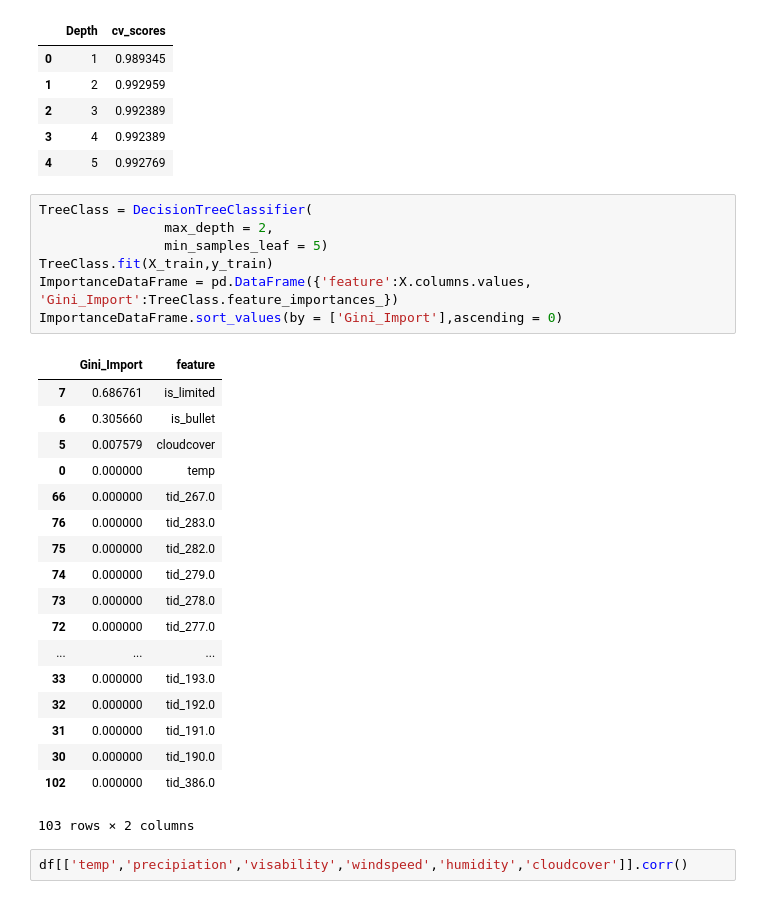
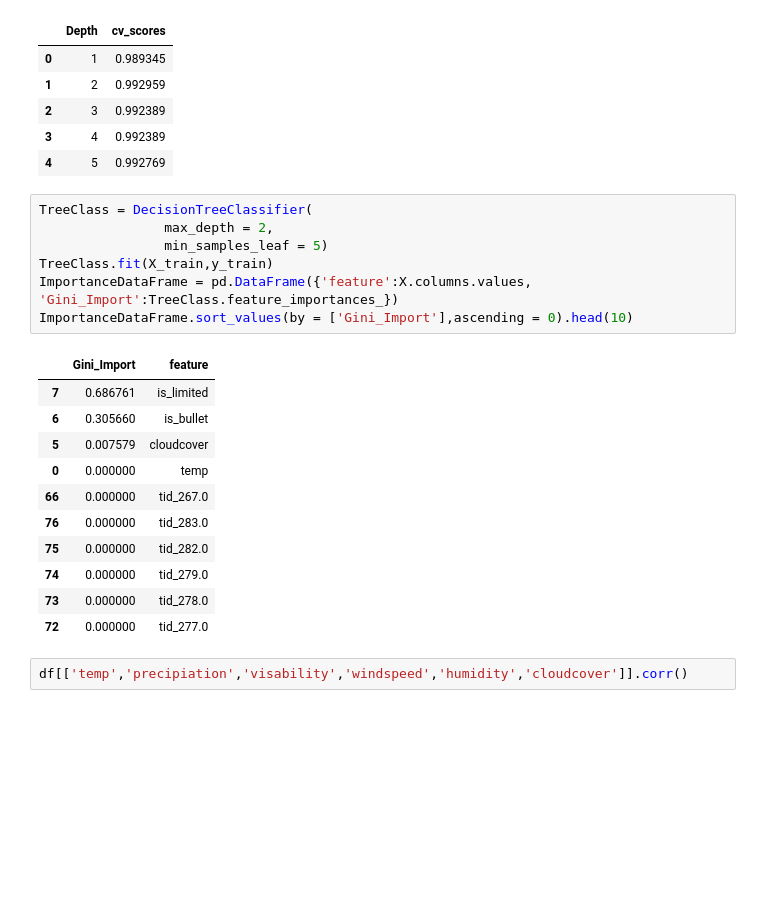
Before and after one commit to lovettbarron/caltrain-predict, a Jupyter notebook: 07focus_decision_tree.ipynb, the cells around one changed output. Drawn from its saved outputs; the diff is of its cells as text; blank space fills up the shorter version.

```diff
--- a/07focus_decision_tree.ipynb
+++ b/07focus_decision_tree.ipynb
@@ -132,29 +145,22 @@ Depth_Choice_df.head()
 # %%
 TreeClass = DecisionTreeClassifier(
                 max_depth = 2,
                 min_samples_leaf = 5)
 TreeClass.fit(X_train,y_train)
 ImportanceDataFrame = pd.DataFrame({'feature':X.columns.values, 'Gini_Import':TreeClass.feature_importances_})
-ImportanceDataFrame.sort_values(by = ['Gini_Import'],ascending = 0)
+ImportanceDataFrame.sort_values(by = ['Gini_Import'],ascending = 0).head(10)
 # %% [output]
 |  | Gini_Import | feature |
 | 7 | 0.686761 | is_limited |
 | 6 | 0.305660 | is_bullet |
 | 5 | 0.007579 | cloudcover |
 | 0 | 0.000000 | temp |
 | 66 | 0.000000 | tid_267.0 |
 | 76 | 0.000000 | tid_283.0 |
 | 75 | 0.000000 | tid_282.0 |
 | 74 | 0.000000 | tid_279.0 |
 | 73 | 0.000000 | tid_278.0 |
 | 72 | 0.000000 | tid_277.0 |
-| ... | ... | ... |
-| 33 | 0.000000 | tid_193.0 |
-| 32 | 0.000000 | tid_192.0 |
-| 31 | 0.000000 | tid_191.0 |
-| 30 | 0.000000 | tid_190.0 |
-| 102 | 0.000000 | tid_386.0 |
-103 rows × 2 columns
 # %%
 df[['temp','precipiation','visability','windspeed','humidity','cloudcover']].corr()
 # %% [output]
```
Also changed, not shown: parts of 9 cells of this notebook.
